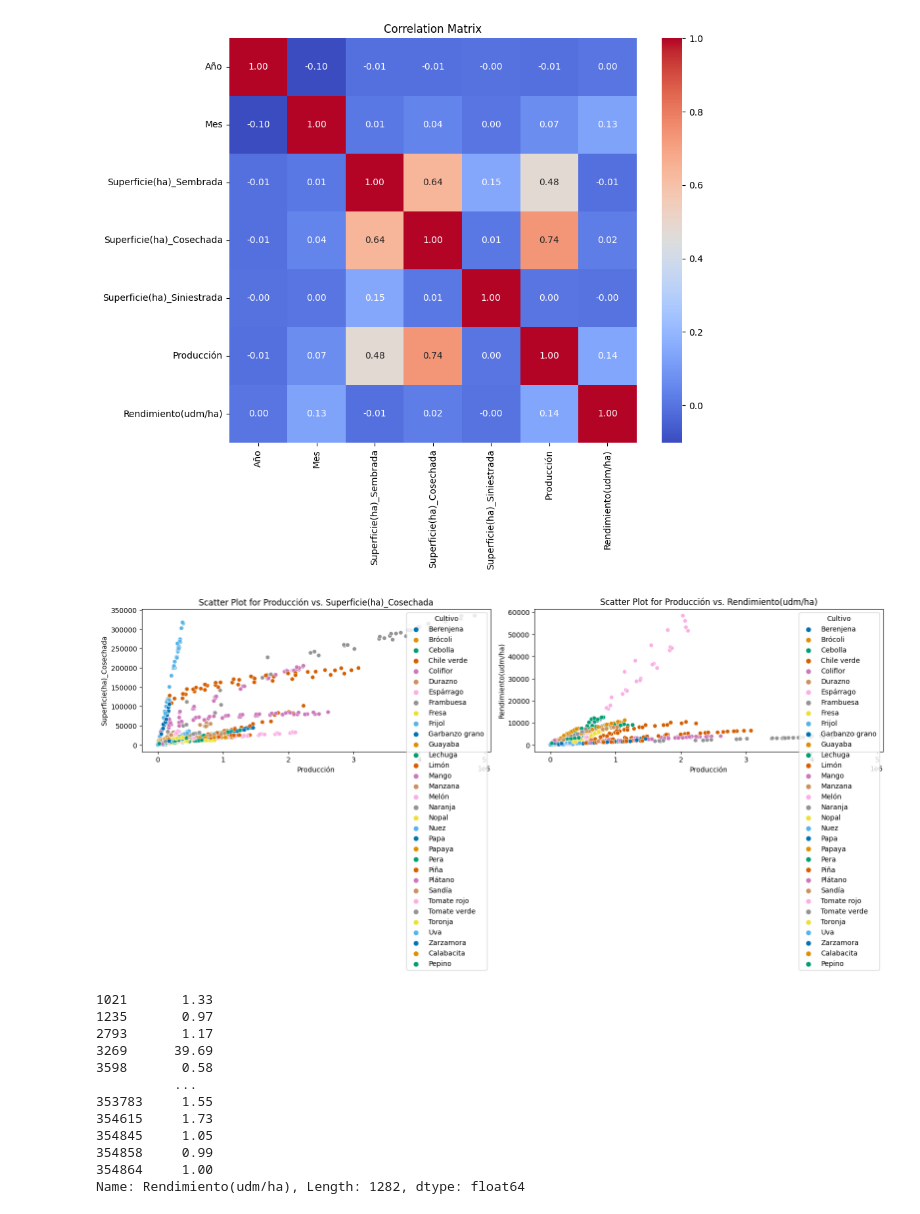
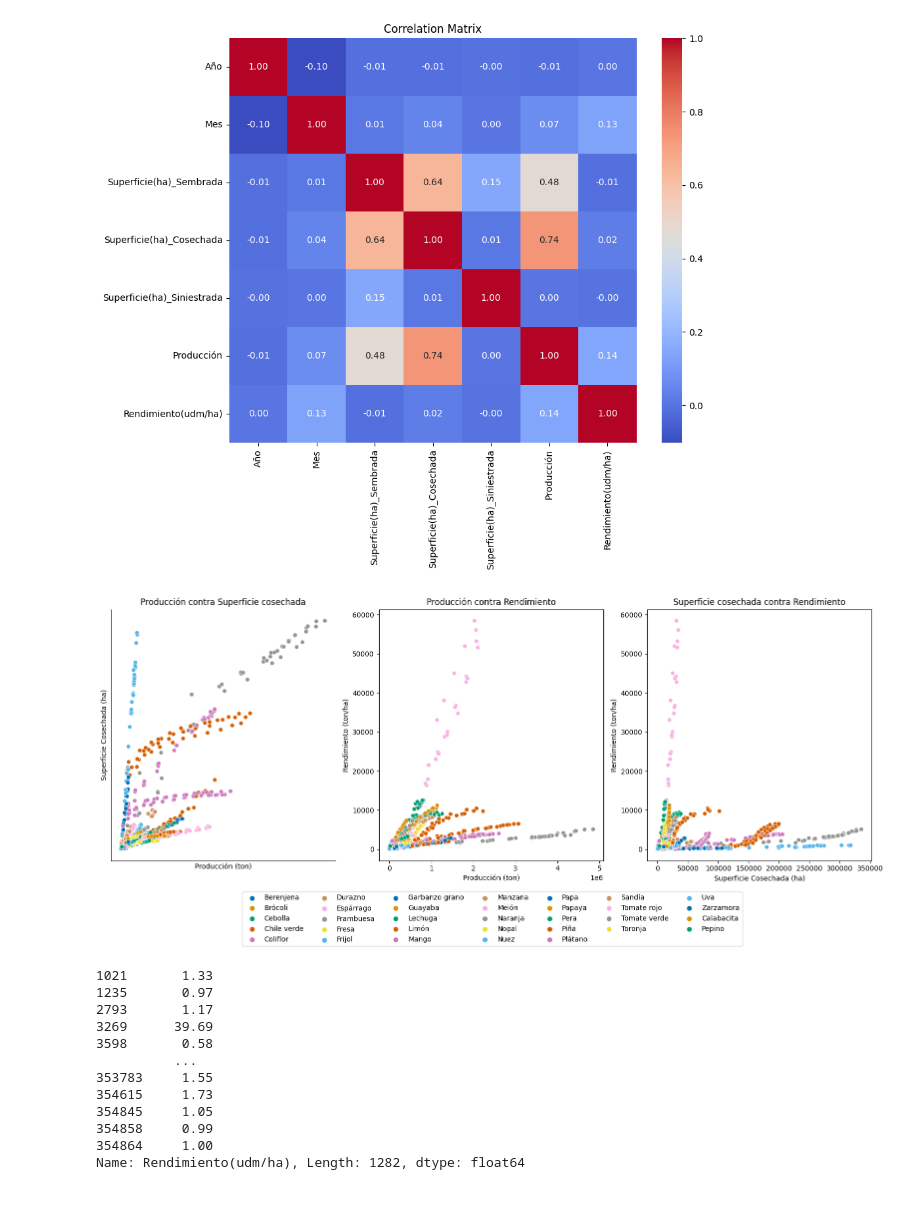
Before and after one commit to ProyectosMCD/RedBAMX, a Jupyter notebook: EDA/eda_Datos_Avance_Siembras_Cosechas_SIAP.ipynb, the cells around one changed output. Saved outputs shown, nothing was run; the diff lists cells and outputs as text; code cells hidden in the pictures.

Commit message:
modificar rendimiento

```diff
--- a/EDA/eda_Datos_Avance_Siembras_Cosechas_SIAP.ipynb
+++ b/EDA/eda_Datos_Avance_Siembras_Cosechas_SIAP.ipynb
@@ -173,28 +125,55 @@ plt.title('Correlation Matrix')
 plt.show()
 # %% [output]
 [figure]
-# %%
-# Create a figure and axis
-fig, axes = plt.subplots(1, 2, figsize=(16, 6))
-
-
-# Plot the first scatter plot
-scatter1_data = df.groupby(['Año', 'Mes', 'Cultivo'])[['Producción', 'Superficie(ha)_Cosechada']].sum().reset_index()
-sns.scatterplot(x='Producción', y='Superficie(ha)_Cosechada', hue='Cultivo', data=scatter1_data, ax=axes[0], palette='colorblind')
-axes[0].set_title('Scatter Plot for Producción vs. Superficie(ha)_Cosechada')
-
-# Plot the second scatter plot
-scatter2_data = df.groupby(['Año', 'Mes', 'Cultivo'])[['Producción', 'Rendimiento(udm/ha)']].sum().reset_index()
-sns.scatterplot(x='Producción', y='Rendimiento(udm/ha)', hue='Cultivo', data=scatter2_data, ax=axes[1], palette='colorblind')
-axes[1].set_title('Scatter Plot for Producción vs. Rendimiento(udm/ha)')
-
-# Adjust layout
-plt.tight_layout()
-
-# Show the plots
-plt.show()
-# %% [output]
-[figure, removed]
+# %%
+fig, axes = plt.subplots(1, 3, figsize=(16, 6))
+
+# Producción contra Superficie cosechada
+scatter1_data = df.groupby(['Año', 'Mes', 'Cultivo'])[['Producción', 'Superficie(ha)_Cosechada']].sum().reset_index()
+sns.scatterplot(x='Producción', y='Superficie(ha)_Cosechada', hue='Cultivo', data=scatter1_data, ax=axes[0], palette='colorblind')
+axes[0].set_title('Producción contra Superficie cosechada')
+axes[0].set_xlabel('Producción (ton)')
+axes[0].set_ylabel('Superficie Cosechada (ha)')
+axes[0].legend().set_visible(False)
+axes[0].get_xaxis().set_ticks([])
+axes[0].get_yaxis().set_ticks([])
+axes[0].spines['top'].set_visible(False)
+axes[0].spines['right'].set_visible(False)
+# axes[0].spines['bottom'].set_visible(False)
+# axes[0].spines['left'].set_visible(False)
+
+# Producción contra Rendimiento
+scatter2_data = df.groupby(['Año', 'Mes', 'Cultivo'])[['Producción', 'Rendimiento(udm/ha)']].sum().reset_index()
+sns.scatterplot(x='Producción', y='Rendimiento(udm/ha)', hue='Cultivo', data=scatter2_data, ax=axes[1], palette='colorblind')
+axes[1].set_title('Producción contra Rendimiento')
+axes[1].set_xlabel('Producción (ton)')
+axes[1].set_ylabel('Rendimiento (ton/ha)')
+axes[1].legend().set_visible(False)
+axes[1].get_xaxis().set_ticks([])
+axes[1].get_yaxis().set_ticks([])
+axes[1].spines['top'].set_visible(False)
+axes[1].spines['right'].set_visible(False)
+
+# Superficie cosechada contra Rendimiento
+scatter3_data = df.groupby(['Año', 'Mes', 'Cultivo'])[['Superficie(ha)_Cosechada', 'Rendimiento(udm/ha)']].sum().reset_index()
+sns.scatterplot(x='Superficie(ha)_Cosechada', y='Rendimiento(udm/ha)', hue='Cultivo', data=scatter3_data, ax=axes[2], palette='colorblind')
+axes[2].set_title('Superficie cosechada contra Rendimiento')
+axes[2].set_xlabel('Superficie Cosechada (ha)')
+axes[2].set_ylabel('Rendimiento (ton/ha)')
+axes[2].legend().set_visible(False)
+axes[2].get_xaxis().set_ticks([])
+axes[2].get_yaxis().set_ticks([])
+axes[2].spines['top'].set_visible(False)
+axes[2].spines['right'].set_visible(False)
+
+# Move the legend to a common position below the middle plot
+
+handles, labels = axes[0].get_legend_handles_labels()
+fig.legend(handles, labels, loc='lower center', bbox_to_anchor=(0.5, -0.2), ncol=7)
+plt.tight_layout()
+plt.show()
+# %% [output]
+[figure, added]
 # %%
 # Create a new column 'Rendimiento(udm/ha)' and handle division by zero
 df_compare = round((df['Producción'] / df['Superficie(ha)_Cosechada']).fillna(0), 2)
```
Also changed, not shown: parts of 14 cells of this notebook, 1 other file.
